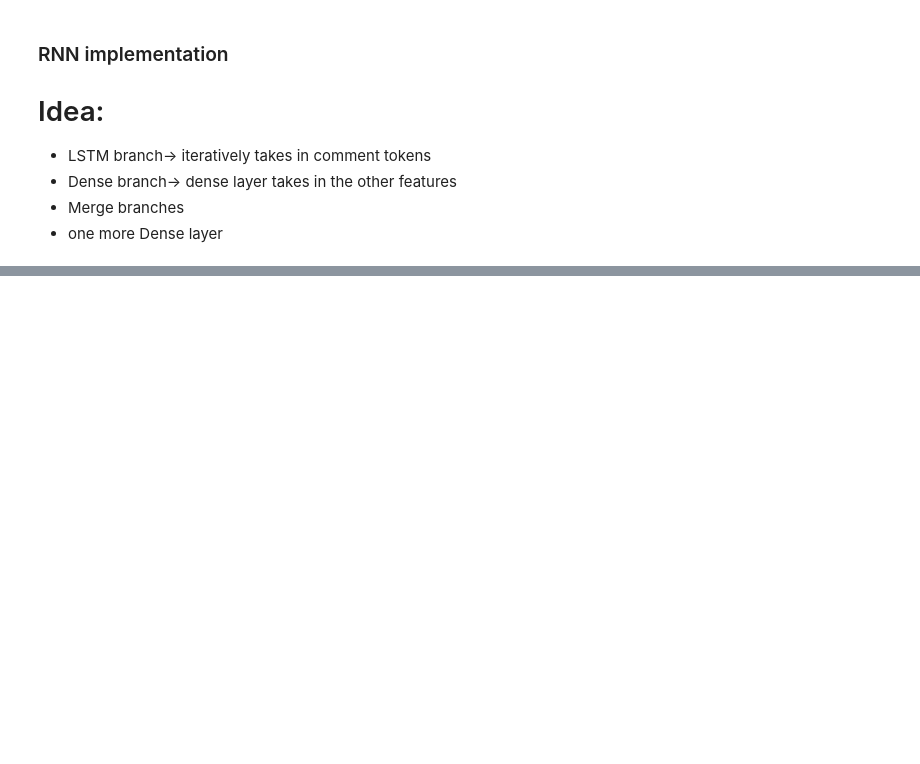
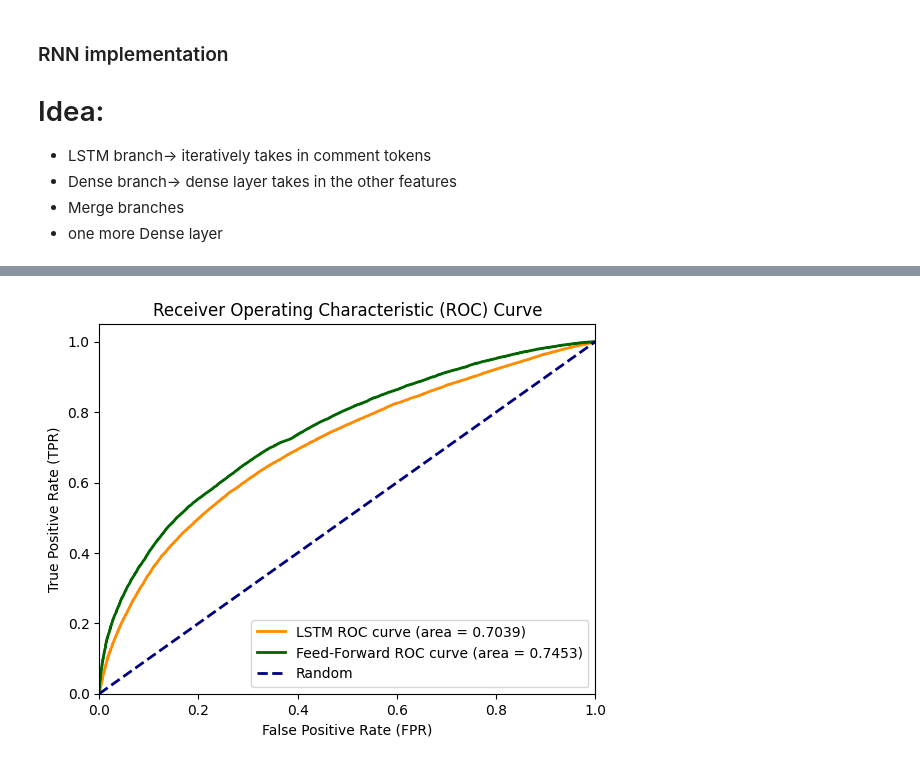
Before and after one commit to hoofangyu/cs3244_pg21, a Jupyter notebook: 5_deep_learning_1.ipynb, the cells around one changed output, grey strips where cells are left out. Saved outputs shown, nothing was run; the diff lists cells and outputs as text; code cells hidden in the pictures; blank space fills up the shorter version.

```diff
--- a/5_deep_learning_1.ipynb
+++ b/5_deep_learning_1.ipynb
@@ -408,0 +380,45 @@ print(f"ROC-AUC Score: {roc_auc}")
+# %%
+import matplotlib.pyplot as plt
+from sklearn.metrics import roc_curve, auc, roc_auc_score
+
+# Assuming 'lstmmodel' and 'ffmodel' are your trained Keras models
+# Evaluate the LSTM model on the test set
+test_loss, test_accuracy = lstmmodel.evaluate([test_texts, test_other_features], y_test)
+print(f"LSTM Model - Test Loss: {test_loss}, Test Accuracy: {test_accuracy}")
+
+# Predict probabilities for the test set
+lstm_y_pred_probs = lstmmodel.predict([test_texts, test_other_features]).ravel()
+ff_y_pred_probs = ffmodel.predict(x_test).ravel()
+
+# Calculate ROC-AUC for both models
+lstm_roc_auc = roc_auc_score(y_test, lstm_y_pred_probs)
+ff_roc_auc = roc_auc_score(y_test, ff_y_pred_probs)
+print(f"LSTM Model ROC-AUC Score: {lstm_roc_auc}")
+print(f"Feed-Forward Model ROC-AUC Score: {ff_roc_auc}")
+
+# Compute ROC curve and ROC area for both models
+fpr_lstm, tpr_lstm, _ = roc_curve(y_test, lstm_y_pred_probs)
+roc_auc_lstm = auc(fpr_lstm, tpr_lstm)
+
+fpr_ff, tpr_ff, _ = roc_curve(y_test, ff_y_pred_probs)
+roc_auc_ff = auc(fpr_ff, tpr_ff)
+
+# Plot ROC curve for LSTM model
+plt.figure()
+plt.plot(fpr_lstm, tpr_lstm, color='darkorange', lw=2, label=f'LSTM ROC curve (area = {roc_auc_lstm:.4f})')
+
+# Plot ROC curve for Feed-Forward model
+plt.plot(fpr_ff, tpr_ff, color='darkgreen', lw=2, label=f'Feed-Forward ROC curve (area = {roc_auc_ff:.4f})')
+
+# Plot random chance line
+plt.plot([0, 1], [0, 1], color='navy', lw=2, linestyle='--', label='Random')
+
+# Add labels and legend
+plt.xlim([0.0, 1.0])
+plt.ylim([0.0, 1.05])
+plt.xlabel('False Positive Rate (FPR)')
+plt.ylabel('True Positive Rate (TPR)')
+plt.title('Receiver Operating Characteristic (ROC) Curve')
+plt.legend(loc="lower right")
+plt.show()
+# %% [output]
@@ -408,0 +431 @@ print(f"ROC-AUC Score: {roc_auc}")
+[figure, added]
```
Also changed, not shown: parts of 13 cells of this notebook.
